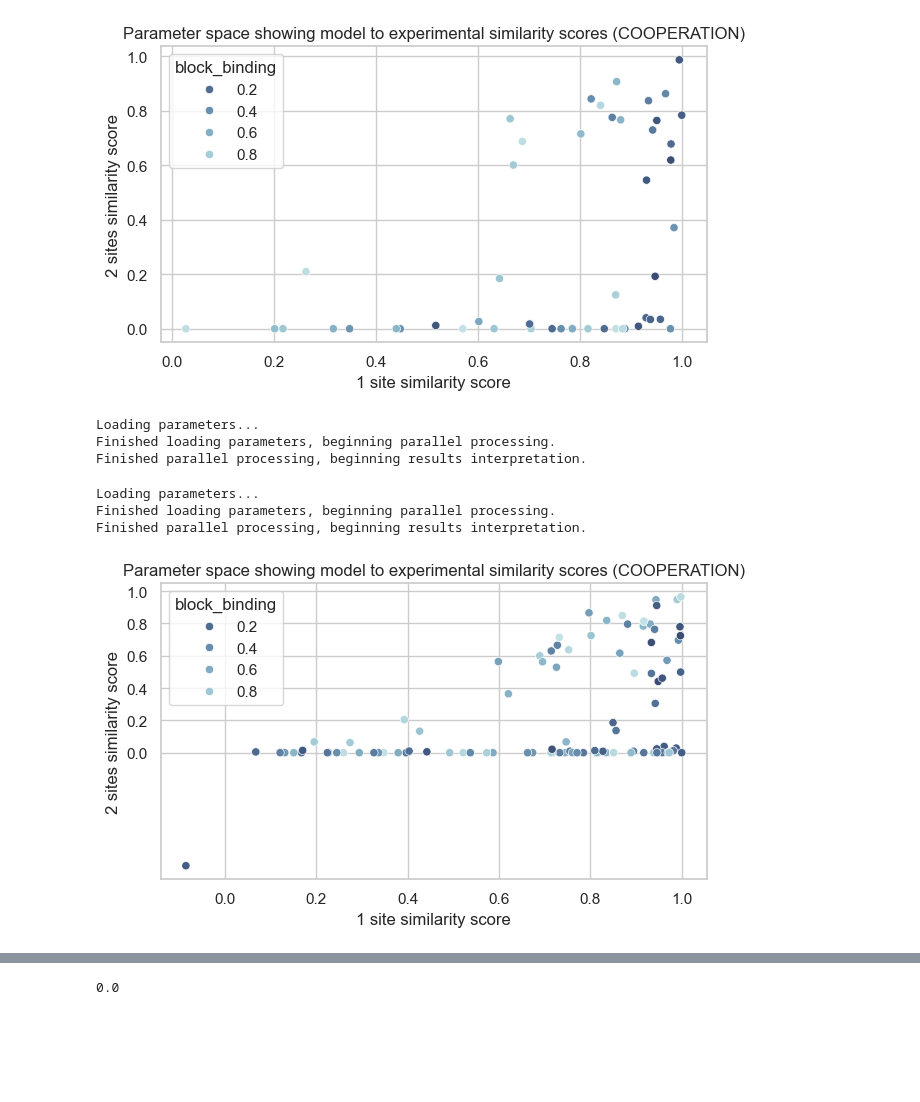
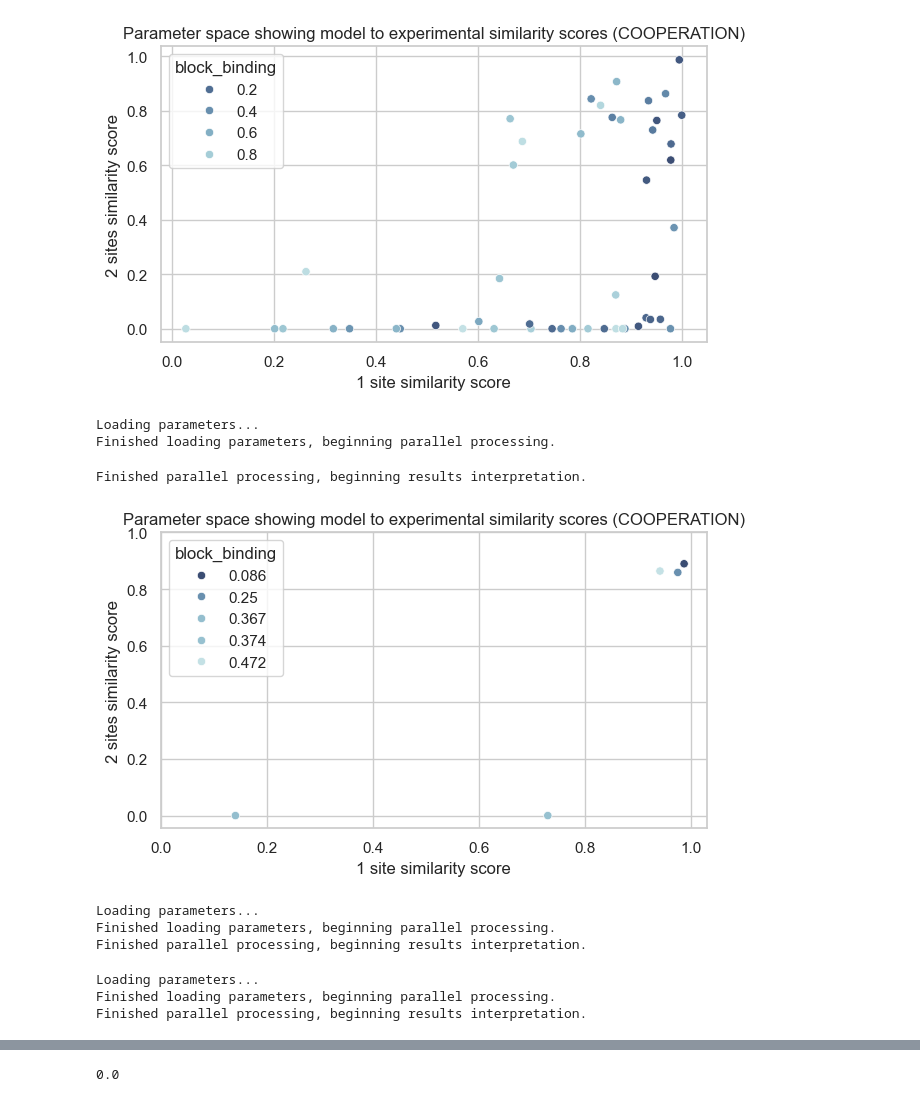
Before and after one commit to gabin-rousseau/roadblock_project, a Jupyter notebook: python/rini_v0-7.ipynb, the cells around one changed output, grey strips where cells are left out. Cells and saved outputs as stored; diff of their text form; code cells hidden in the pictures; blank space fills up the shorter version.

```diff
--- a/python/rini_v0-7.ipynb
+++ b/python/rini_v0-7.ipynb
@@ -967,7 +967,7 @@ def rini_INIvBLOCK(t=10000, L=100, l=1, a=0.75, b=0.75, p=1, k_on=0.5, k_off=0.5
     if median_exits_zero!= 0: #prevent division by zero
         standardised_exits=[x/median_exits_zero for x in exits]
     else:
-        standardised_exits=0
+        standardised_exits=[x*0 for x in exits]
         print('A division by zero was avoided, standard efficiency = 0 in a point.')
 
     rini_INIvBLOCK_data=pd.DataFrame(list(zip(repetition, blocks, standardised_exits)), columns = ['repetition_number', 'block_number','initiation'])
@@ -1042,7 +1042,7 @@ def corini_INIvBLOCK(t=10000, L=100, l=1, a=0.75, b=0.75, p=1, k_on=0.5, k_off=0
     if median_exits_zero!= 0: #prevent division by zero
         standardised_exits=[x/median_exits_zero for x in exits]
     else:
-        standardised_exits=0
+        standardised_exits=[x*0 for x in exits]
         print('A division by zero was avoided, standard efficiency = 0 in a point.')
 
     rini_INIvBLOCK_data=pd.DataFrame(list(zip(repetition, blocks, standardised_exits)), columns = ['repetition_number', 'block_number','initiation'])
@@ -1234,9 +1234,10 @@ def corini_paramscore(t=500, L=5, l=1, p=1, l_rb=1, B_i=[1,2,3], n=10, n_ivb=10,
     print('Finished loading parameters, beginning parallel processing.')
 
     results=[]
-    if __name__ == '__main__':
-        with Pool() as pool:
-            results=pool.starmap(cib, arguments)
+    for i in tqdm(range(1)):
+        if __name__ == '__main__':
+            with Pool() as pool:
+                results=pool.starmap(cib, arguments)
 
     print('Finished parallel processing, beginning results interpretation.')
 
@@ -1301,15 +1302,3 @@ Loading parameters...
 Finished loading parameters, beginning parallel processing.
 Finished parallel processing, beginning results interpretation.
 [figure]
-# %%
-parameters_inde=rini_paramscore(n=100,visual=False,dataset=True)
-# %% [output]
-Loading parameters...
-Finished loading parameters, beginning parallel processing.
-Finished parallel processing, beginning results interpretation.
-# %%
-parameters_coop=corini_paramscore(n=100,visual=False,dataset=True)
-# %% [output]
-Loading parameters...
-Finished loading parameters, beginning parallel processing.
-Finished parallel processing, beginning results interpretation.
@@ -1319,4 +1305,19 @@ parameters_coop.to_csv(path_or_buf='/home/gabin_r/Documents/paramscores_coop.csv
-# %%
-plot_paramscore(parameters_coop)
-# %% [output]
-[figure, removed]
+# %%
+corini_paramscore(t=1000,n=5,visual=True,dataset=False)
+# %% [output]
+Loading parameters...
+Finished loading parameters, beginning parallel processing.
+Finished parallel processing, beginning results interpretation.
+[figure, added]
+# %%
+parameters_inde=rini_paramscore(n=100,visual=False,dataset=True)
+# %% [output]
+Loading parameters...
+Finished loading parameters, beginning parallel processing.
+Finished parallel processing, beginning results interpretation.
+# %%
+parameters_coop=corini_paramscore(n=100,visual=False,dataset=True)
+# %% [output]
+Loading parameters...
+Finished loading parameters, beginning parallel processing.
+Finished parallel processing, beginning results interpretation.
```
Also changed, not shown: parts of 7 cells of this notebook, 1 other file.
